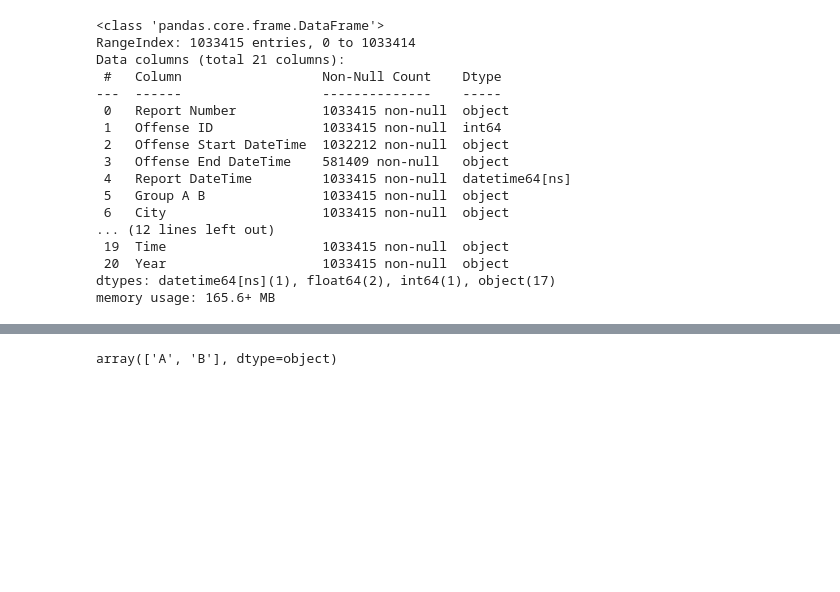
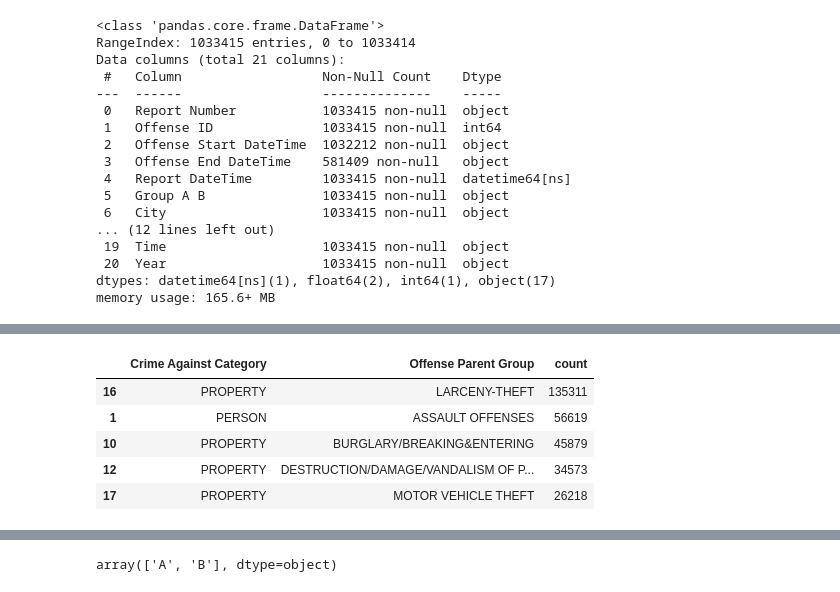
Before and after one commit to 7Petrichor7/datathon_crime_clab, a Jupyter notebook: test.ipynb, the cells around one changed output, grey strips where cells are left out. Cells and saved outputs as stored; diff of their text form; code cells hidden in the pictures; blank space fills up the shorter version.

```diff
--- a/test.ipynb
+++ b/test.ipynb
@@ -54,0 +70,2 @@ property_data
+# %%
+combined_df_2018_top5 = combined_df_2018.groupby(['Crime Against Category', "Offense Parent Group"])["Offense ID"].count().reset_index(name="count")
@@ -54,0 +88,9 @@ property_data
+# %%
+combined_df_2018_top5.nlargest(5,'count')
+# %% [output]
+|  | Crime Against Category | Offense Parent Group | count |
+| 16 | PROPERTY | LARCENY-THEFT | 135311 |
+| 1 | PERSON | ASSAULT OFFENSES | 56619 |
+| 10 | PROPERTY | BURGLARY/BREAKING&ENTERING | 45879 |
+| 12 | PROPERTY | DESTRUCTION/DAMAGE/VANDALISM OF P... | 34573 |
+| 17 | PROPERTY | MOTOR VEHICLE THEFT | 26218 |
```
Also changed, not shown: parts of 26 cells of this notebook, 5 other files.
